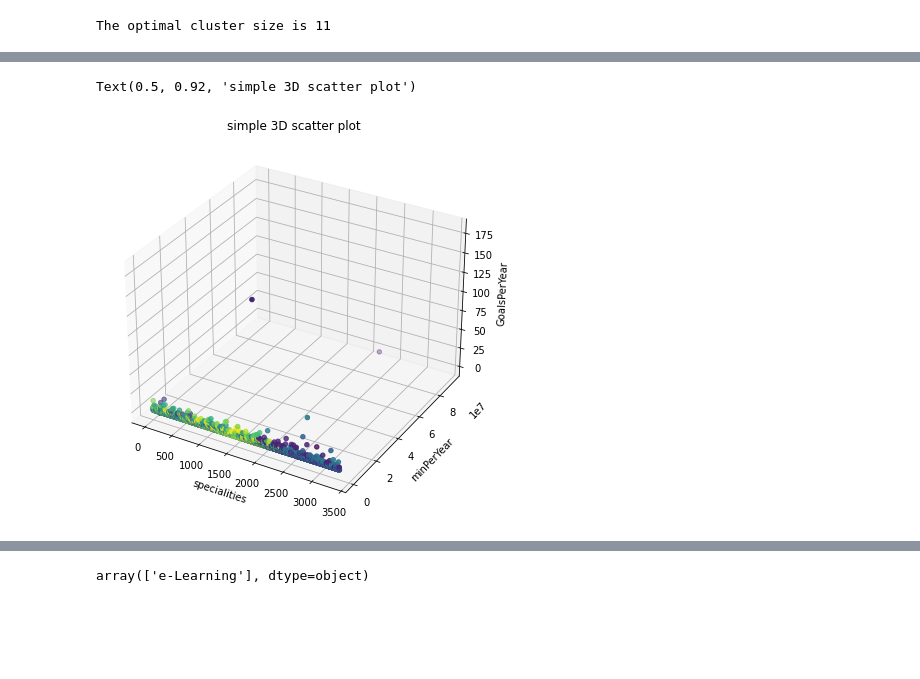
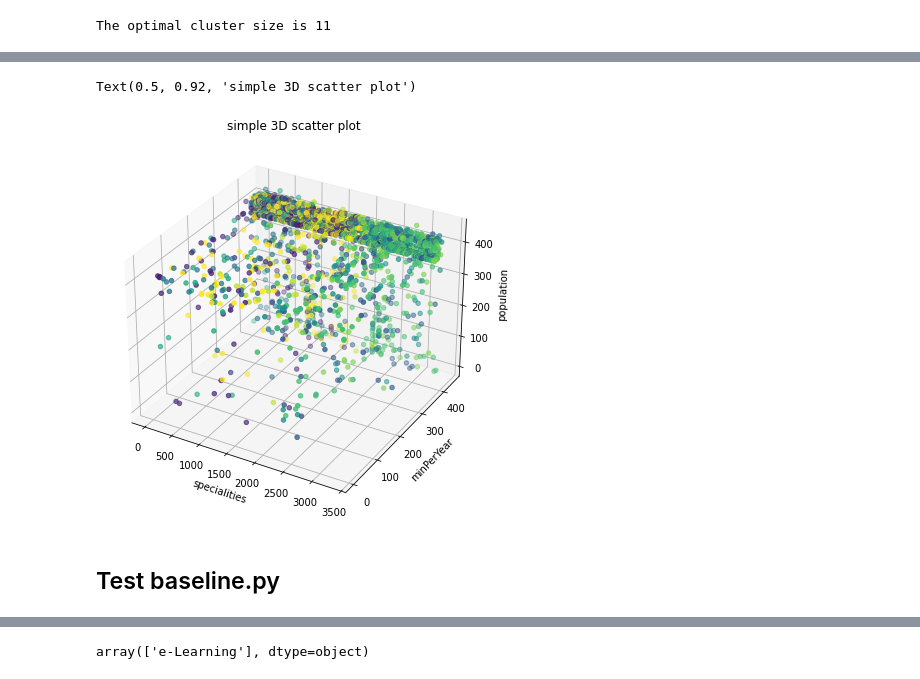
Before and after one commit to BenQuartermaine/customerclustering, a Jupyter notebook: notebooks/ran.ipynb, the cells around one changed output, grey strips where cells are left out. Cells and saved outputs as stored; diff of their text form; code cells hidden in the pictures; blank space fills up the shorter version.

Commit message:
updated the baseline.py

```diff
--- a/notebooks/ran.ipynb
+++ b/notebooks/ran.ipynb
@@ -819,22 +822,22 @@ Name: std, dtype: float64
 # %%
 from mpl_toolkits.mplot3d import Axes3D
 import matplotlib.pyplot as plt
 
 
 # Choose the columns have large std from the describe table
 x=df_processed.specialities
-y=df_processed.minPerYear
-z=df_processed.GoalsPerYear
+y=df_processed.typeOfPractice
+z=df_processed.population
 
 # Creating figure
 fig = plt.figure(figsize = (10, 7))
 ax = plt.axes(projection ="3d")
 # Creating plot
 ax.scatter3D(x, y, z, c = X_pred)
 ax.set_xlabel('specialities')
 ax.set_ylabel('minPerYear')
-ax.set_zlabel('GoalsPerYear')
+ax.set_zlabel('population')
 plt.title("simple 3D scatter plot")
 # %% [output]
 Text(0.5, 0.92, 'simple 3D scatter plot')
-[figure, old version]
+[figure, new version]
@@ -843 +844,3 @@ df_processed
+# %% [markdown]
+## Test baseline.py
 # %%
```
Also changed, not shown: parts of 12 cells of this notebook, 4 other files.
